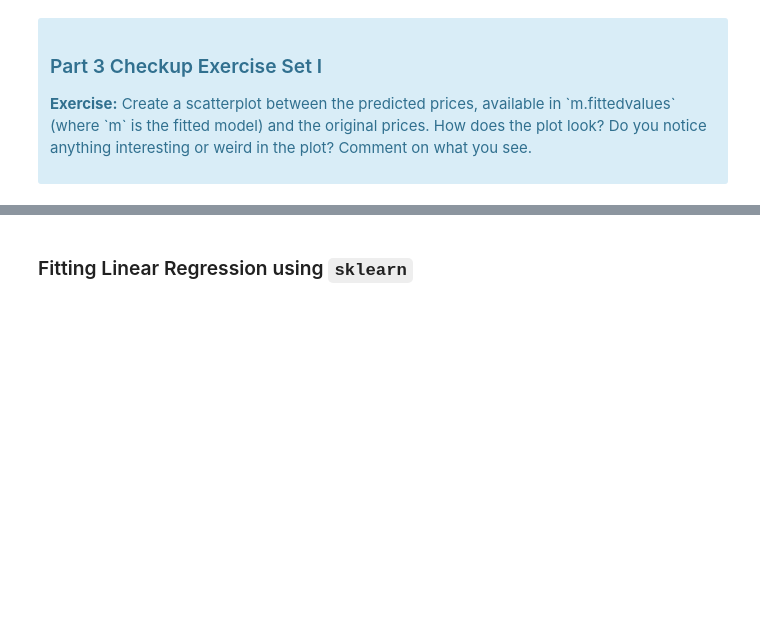
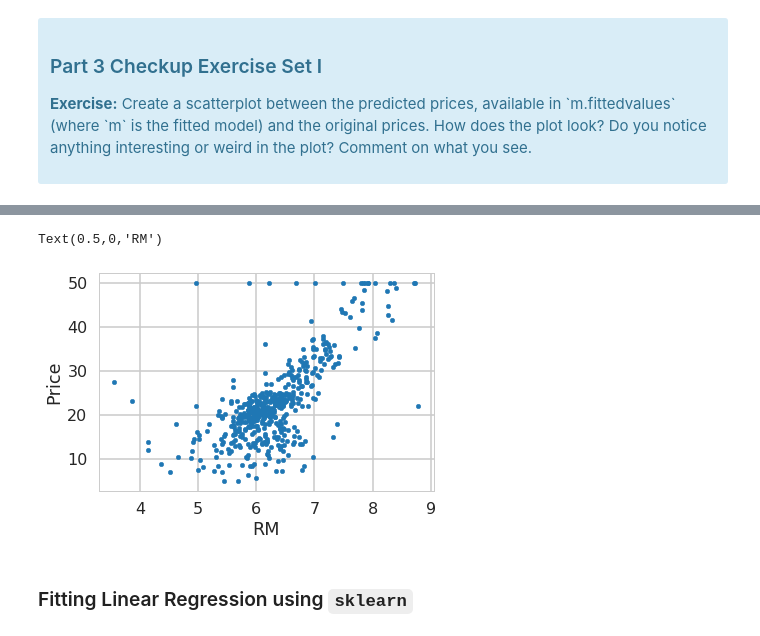
Before and after one commit to harajlim/Springboard-10.1.5, a Jupyter notebook: Mini_Project_Linear_Regression.ipynb, the cells around one changed output, grey strips where cells are left out. Drawn from its saved outputs; the diff is of its cells as text; code cells hidden in the pictures; blank space fills up the shorter version.

```diff
--- a/Mini_Project_Linear_Regression.ipynb
+++ b/Mini_Project_Linear_Regression.ipynb
@@ -481,3 +501,10 @@ Let's see how our model actually fit our data. We can see below that there is a
+# %%
+plt.scatter(bos.RM,bos.PRICE,s=20)
+plt.ylabel('Price')
+plt.xlabel('RM')
+# %% [output]
+Text(0.5,0,'RM')
+[figure, added]
 # %% [markdown]
 ### Fitting Linear Regression using `sklearn`
 # %%
```
Also changed, not shown: parts of 54 cells of this notebook.
